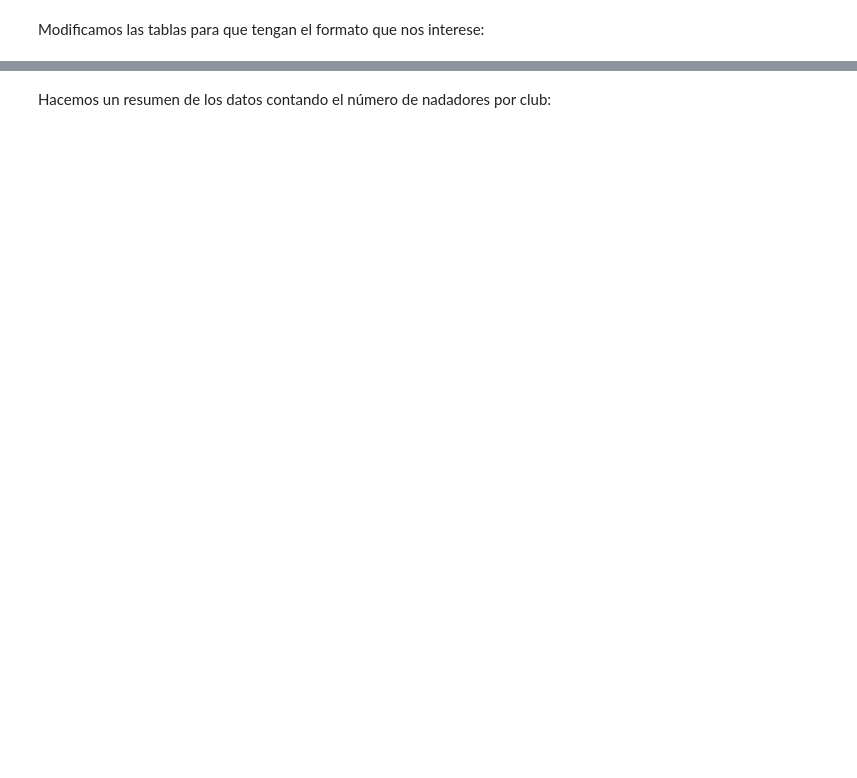
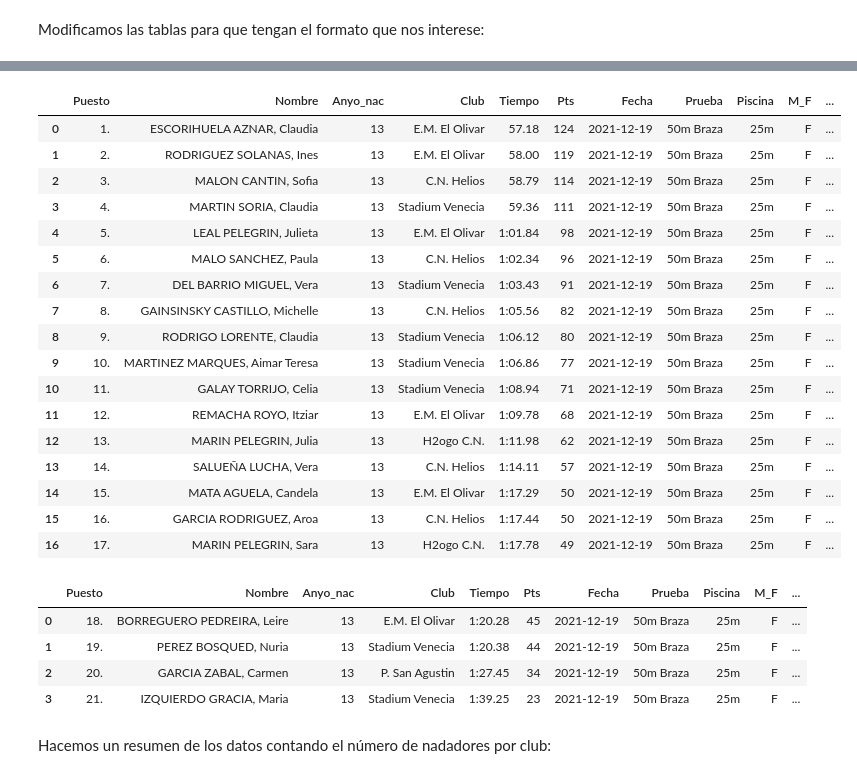
Before and after one commit to crdguez/dashboard_natacion, a Jupyter notebook: importar_datos/importar_datos.ipynb, the cells around one changed output, grey strips where cells are left out. Cells and saved outputs as stored; diff of their text form; code cells hidden in the pictures; blank space fills up the shorter version.

```diff
--- a/importar_datos/importar_datos.ipynb
+++ b/importar_datos/importar_datos.ipynb
@@ -13,7 +13,7 @@ Con *camelot* leemos el pdf que le digamos y extraemos las tablas en bruto:
 # %%
 ## Datos a importar
 
-file = 'NATACION_BENJAMIN_1_RESULTADOS_2122.pdf'
+file = 'NATACION_BENJAMIN_2_RESULTADOS_2122.pdf'
 # tablas = camelot.read_pdf(file, pages='all', flavor='stream', split_text=' ')
 tablas = camelot.read_pdf(file, pages='all', flavor='stream', split_text='\n')
 tablas.n
@@ -24,41 +151,43 @@ Modificamos las tablas para que tengan el formato que nos interese:
 # %%
 # Liga Benjamin
 
-competicion = 'Benjamín, jornada 1'
-lugar = 'C.N. Helios'
-fecha = datetime.datetime(2021,11,20)
+competicion = 'Benjamín, jornada 2'
+lugar = 'St. Casablanca'
+fecha = datetime.datetime(2021,12,19)
 
 
 # Modifico tabla 4, que hay un error en ella
-df4=tablas[4].df.copy()
-df4[1][3]=df4[1][3]+'a'
-df4[2][3]=df4[2][3].split('\n')[1]
+# df4=tablas[4].df.copy()
+# df4[1][3]=df4[1][3]+'a'
+# df4[2][3]=df4[2][3].split('\n')[1]
 
 
 lista_df=[
-tabla_a_datos(tablas[0].df, fila_datos = 4, fecha=fecha, prueba='50m Espalda', m_f='M', tipo=1, competicion=competicion, lugar= lugar),
-tabla_a_datos(tablas[1].df, fila_datos = 1, fecha=fecha, prueba='100m Espalda', m_f='M', tipo=2, competicion=competicion, lugar= lugar),
-tabla_a_datos(tablas[2].df, fila_datos = 2, fecha=fecha, prueba='100m Espalda', m_f='M', tipo=2, competicion=competicion, lugar= lugar),
-tabla_a_datos(tablas[3].df, fila_datos = 3, fecha=fecha, prueba='50m Espalda', m_f='F', tipo=1, competicion=competicion, lugar= lugar),
-tabla_a_datos(df4, fila_datos = 3, fecha=fecha, prueba='50m Espalda', m_f='F', tipo=1, competicion=competicion, lugar= lugar),
-# tabla_a_datos(tablas[5].df, fila_datos = 4, fecha=fecha, prueba='100m Espalda', m_f='F', tipo=3),
-# tabla_a_datos(tablas[6].df, fila_datos = 2, fecha=fecha, prueba='100m Espalda', m_f='F', tipo=3),
-tabla_a_datos(tablas[5].df, fila_datos = 4, fecha=fecha, prueba='100m Espalda', m_f='F', tipo=1, competicion=competicion, lugar= lugar),
-tabla_a_datos(tablas[6].df, fila_datos = 2, fecha=fecha, prueba='100m Espalda', m_f='F', tipo=1, competicion=competicion, lugar= lugar),
-tabla_a_datos(tablas[7].df, fila_datos = 4, fecha=fecha, prueba='50m Libre', m_f='M', tipo=1, competicion=competicion, lugar= lugar),
-tabla_a_datos(tablas[8].df, fila_datos = 4, fecha=fecha, prueba='100m Libre', m_f='M', tipo=2, competicion=competicion, lugar= lugar),
-# tabla_a_datos(tablas[10].df, fila_datos = 2, fecha=fecha, prueba='100m Libre', m_f='M', tipo=3),
-tabla_a_datos(tablas[10].df, fila_datos = 2, fecha=fecha, prueba='100m Libre', m_f='M', tipo=1, competicion=competicion, lugar= lugar),
-tabla_a_datos(tablas[11].df[range(6)], fila_datos = 4, fecha=fecha, prueba='50m Libre', m_f='F', tipo=1, competicion=competicion, lugar= lugar),
-# tabla_a_datos(tablas[12].df, fila_datos = 4, fecha=fecha, prueba='100m Libre', m_f='F', tipo=3),
-tabla_a_datos(tablas[12].df, fila_datos = 4, fecha=fecha, prueba='100m Libre', m_f='F', tipo=1, competicion=competicion, lugar= lugar),
-tabla_a_datos(pd.DataFrame({0:['24.'],1:['ROMERO LAFUENTE, Paula'],2:[12],3:['P. San Agustin']
-                  , 4:['2:14.80'], 5:['51']}), fila_datos = 0, fecha=fecha, prueba='100m Libre', m_f='F', tipo=1, competicion=competicion, lugar= lugar),
+tabla_a_datos(tablas[0].df, fila_datos = 1, fecha=fecha, prueba='50m Braza', m_f='M', tipo=1, competicion=competicion, lugar= lugar),
+tabla_a_datos(tablas[1].df, fila_datos = 1, fecha=fecha, prueba='100m Braza', m_f='M', tipo=2, competicion=competicion, lugar= lugar),
+tabla_a_datos(tablas[2].df, fila_datos = 1, fecha=fecha, prueba='100m Braza', m_f='M', tipo=2, competicion=competicion, lugar= lugar),
+tabla_a_datos(tabla_perdida, fila_datos = 0, fecha=fecha, prueba='50m Braza', m_f='F', tipo=1, competicion=competicion, lugar= lugar),
+tabla_a_datos(tablas[3].df, fila_datos = 1, fecha=fecha, prueba='50m Braza', m_f='F', tipo=1, competicion=competicion, lugar= lugar),
+# tabla_a_datos(df4, fila_datos = 3, fecha=fecha, prueba='50m Espalda', m_f='F', tipo=1, competicion=competicion, lugar= lugar),
+# # tabla_a_datos(tablas[5].df, fila_datos = 4, fecha=fecha, prueba='100m Espalda', m_f='F', tipo=3),
+# # tabla_a_datos(tablas[6].df, fila_datos = 2, fecha=fecha, prueba='100m Espalda', m_f='F', tipo=3),
+# tabla_a_datos(tablas[5].df, fila_datos = 4, fecha=fecha, prueba='100m Espalda', m_f='F', tipo=1, competicion=competicion, lugar= lugar),
+# tabla_a_datos(tablas[6].df, fila_datos = 2, fecha=fecha, prueba='100m Espalda', m_f='F', tipo=1, competicion=competicion, lugar= lugar),
+# tabla_a_datos(tablas[7].df, fila_datos = 4, fecha=fecha, prueba='50m Libre', m_f='M', tipo=1, competicion=competicion, lugar= lugar),
+# tabla_a_datos(tablas[8].df, fila_datos = 4, fecha=fecha, prueba='100m Libre', m_f='M', tipo=2, competicion=competicion, lugar= lugar),
+# # tabla_a_datos(tablas[10].df, fila_datos = 2, fecha=fecha, prueba='100m Libre', m_f='M', tipo=3),
+# tabla_a_datos(tablas[10].df, fila_datos = 2, fecha=fecha, prueba='100m Libre', m_f='M', tipo=1, competicion=competicion, lugar= lugar),
+# tabla_a_datos(tablas[11].df[range(6)], fila_datos = 4, fecha=fecha, prueba='50m Libre', m_f='F', tipo=1, competicion=competicion, lugar= lugar),
+# # tabla_a_datos(tablas[12].df, fila_datos = 4, fecha=fecha, prueba='100m Libre', m_f='F', tipo=3),
+# tabla_a_datos(tablas[12].df, fila_datos = 4, fecha=fecha, prueba='100m Libre', m_f='F', tipo=1, competicion=competicion, lugar= lugar),
+# tabla_a_datos(pd.DataFrame({0:['24.'],1:['ROMERO LAFUENTE, Paula'],2:[12],3:['P. San Agustin']
+#                   , 4:['2:14.80'], 5:['51']}), fila_datos = 0, fecha=fecha, prueba='100m Libre', m_f='F', tipo=1, competicion=competicion, lugar= lugar),
 
 ]
 
-# for d in lista_df :
-#     display(d)
+for d in lista_df :
+    display(d)
 
 
 campos_calculados(pd.concat(lista_df)).to_csv('competicion_'+competicion+'.csv', index=False)
+# %% [output]
@@ -65,3 +230,26 @@ campos_calculados(pd.concat(lista_df)).to_csv('competicion_'+competicion+'.csv',
+|  | Puesto | Nombre | Anyo_nac | Club | Tiempo | Pts | Fecha | Prueba | Piscina | M_F | ... |
+| 0 | 1. | ESCORIHUELA AZNAR, Claudia | 13 | E.M. El Olivar | 57.18 | 124 | 2021-12-19 | 50m Braza | 25m | F | ... |
+| 1 | 2. | RODRIGUEZ SOLANAS, Ines | 13 | E.M. El Olivar | 58.00 | 119 | 2021-12-19 | 50m Braza | 25m | F | ... |
+| 2 | 3. | MALON CANTIN, Sofia | 13 | C.N. Helios | 58.79 | 114 | 2021-12-19 | 50m Braza | 25m | F | ... |
+| 3 | 4. | MARTIN SORIA, Claudia | 13 | Stadium Venecia | 59.36 | 111 | 2021-12-19 | 50m Braza | 25m | F | ... |
+| 4 | 5. | LEAL PELEGRIN, Julieta | 13 | E.M. El Olivar | 1:01.84 | 98 | 2021-12-19 | 50m Braza | 25m | F | ... |
+| 5 | 6. | MALO SANCHEZ, Paula | 13 | C.N. Helios | 1:02.34 | 96 | 2021-12-19 | 50m Braza | 25m | F | ... |
+| 6 | 7. | DEL BARRIO MIGUEL, Vera | 13 | Stadium Venecia | 1:03.43 | 91 | 2021-12-19 | 50m Braza | 25m | F | ... |
+| 7 | 8. | GAINSINSKY CASTILLO, Michelle | 13 | C.N. Helios | 1:05.56 | 82 | 2021-12-19 | 50m Braza | 25m | F | ... |
+| 8 | 9. | RODRIGO LORENTE, Claudia | 13 | Stadium Venecia | 1:06.12 | 80 | 2021-12-19 | 50m Braza | 25m | F | ... |
+| 9 | 10. | MARTINEZ MARQUES, Aimar Teresa | 13 | Stadium Venecia | 1:06.86 | 77 | 2021-12-19 | 50m Braza | 25m | F | ... |
+| 10 | 11. | GALAY TORRIJO, Celia | 13 | Stadium Venecia | 1:08.94 | 71 | 2021-12-19 | 50m Braza | 25m | F | ... |
+| 11 | 12. | REMACHA ROYO, Itziar | 13 | E.M. El Olivar | 1:09.78 | 68 | 2021-12-19 | 50m Braza | 25m | F | ... |
+| 12 | 13. | MARIN PELEGRIN, Julia | 13 | H2ogo C.N. | 1:11.98 | 62 | 2021-12-19 | 50m Braza | 25m | F | ... |
+| 13 | 14. | SALUEÑA LUCHA, Vera | 13 | C.N. Helios | 1:14.11 | 57 | 2021-12-19 | 50m Braza | 25m | F | ... |
+| 14 | 15. | MATA AGUELA, Candela | 13 | E.M. El Olivar | 1:17.29 | 50 | 2021-12-19 | 50m Braza | 25m | F | ... |
+| 15 | 16. | GARCIA RODRIGUEZ, Aroa | 13 | C.N. Helios | 1:17.44 | 50 | 2021-12-19 | 50m Braza | 25m | F | ... |
+| 16 | 17. | MARIN PELEGRIN, Sara | 13 | H2ogo C.N. | 1:17.78 | 49 | 2021-12-19 | 50m Braza | 25m | F | ... |
+|  | Puesto | Nombre | Anyo_nac | Club | Tiempo | Pts | Fecha | Prueba | Piscina | M_F | ... |
+| 0 | 18. | BORREGUERO PEDREIRA, Leire | 13 | E.M. El Olivar | 1:20.28 | 45 | 2021-12-19 | 50m Braza | 25m | F | ... |
+| 1 | 19. | PEREZ BOSQUED, Nuria | 13 | Stadium Venecia | 1:20.38 | 44 | 2021-12-19 | 50m Braza | 25m | F | ... |
+| 2 | 20. | GARCIA ZABAL, Carmen | 13 | P. San Agustin | 1:27.45 | 34 | 2021-12-19 | 50m Braza | 25m | F | ... |
+| 3 | 21. | IZQUIERDO GRACIA, Maria | 13 | Stadium Venecia | 1:39.25 | 23 | 2021-12-19 | 50m Braza | 25m | F | ... |
 # %% [markdown]
 Hacemos un resumen de los datos contando el número de nadadores por club:
 # %%
```
Also changed, not shown: parts of 5 cells of this notebook, 5 other files.
